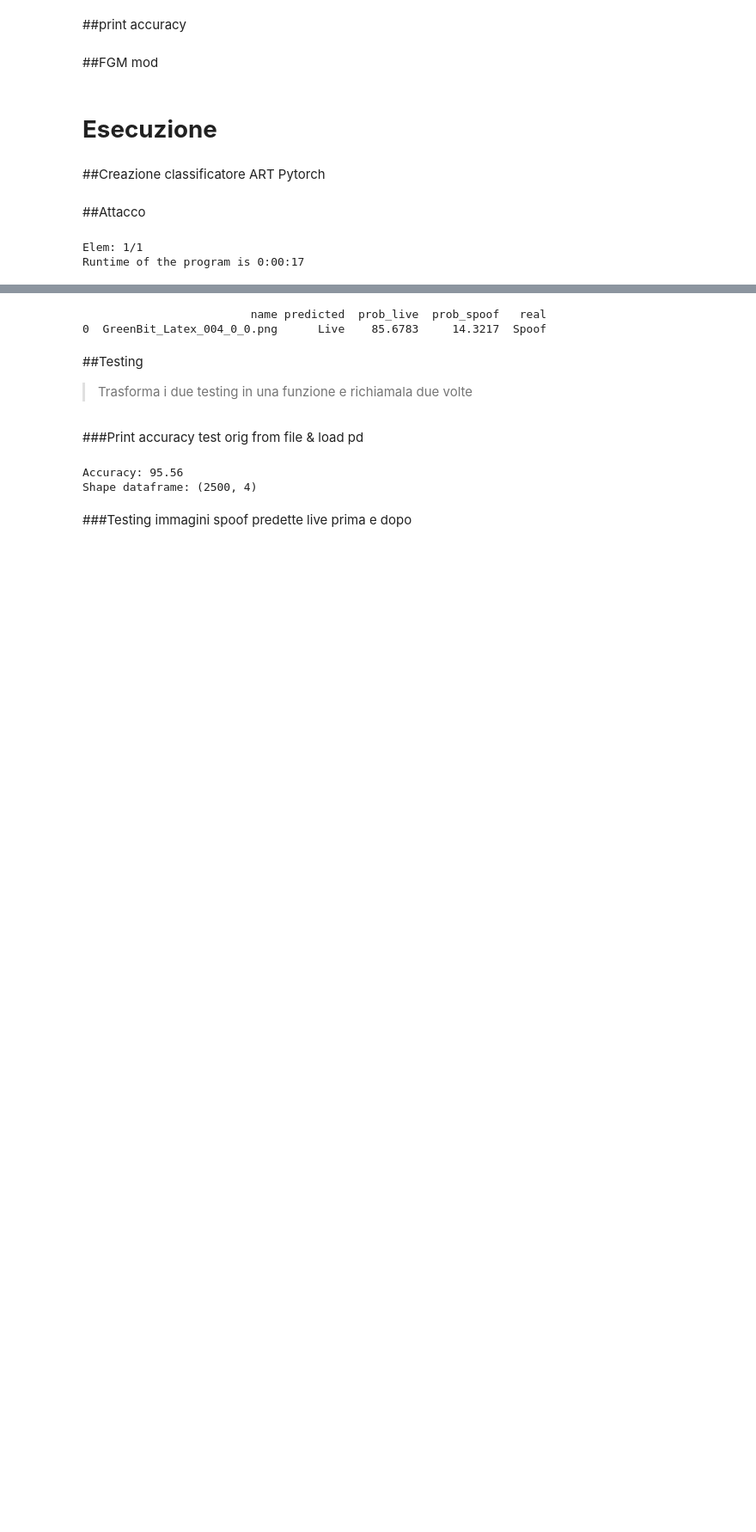
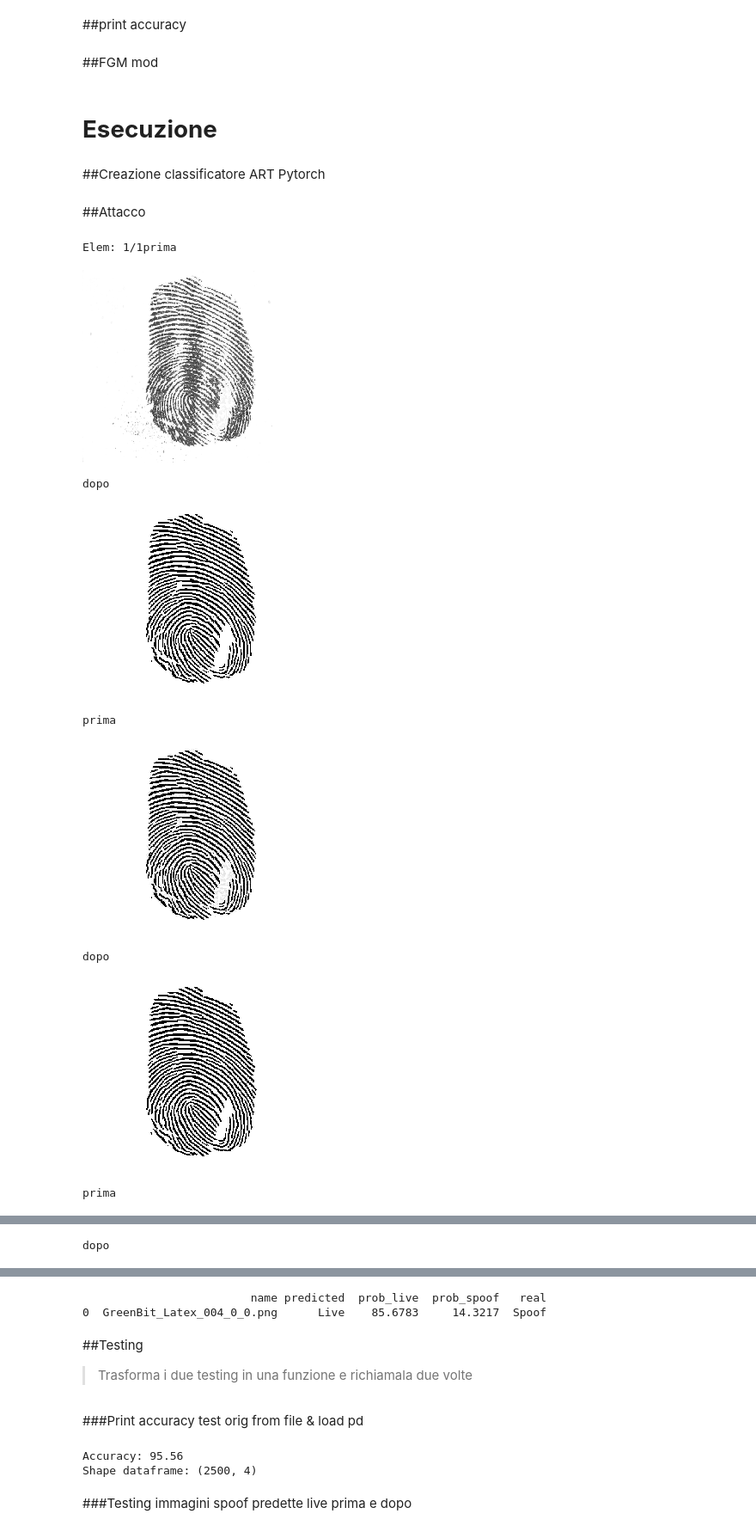
Before and after one commit to umbertogagl97/Tesi, a Jupyter notebook: Impronte/AttaccoScanner/Attacco_IFGM_enhancement.ipynb, the cells around one changed output, grey strips where cells are left out. Shown at 86% size. Cells and saved outputs as stored; diff of their text form; code cells hidden in the pictures; blank space fills up the shorter version.

```diff
--- a/Impronte/AttaccoScanner/Attacco_IFGM_enhancement.ipynb
+++ b/Impronte/AttaccoScanner/Attacco_IFGM_enhancement.ipynb
@@ -1327,8 +1331,6 @@ x_print_adv=[]
 y_print_adv=[]
 perturb_print=[]
 Test_p = pd.DataFrame()
-model.eval()
-model.cuda()
 # starting time
 start = time.time()
 i=0
@@ -1349,7 +1351,7 @@ for input,label in testgen:
     m_at = cv2.resize(m, (224,224),interpolation=cv2.INTER_NEAREST)
     while (j<5 and pred==1) or (j<5 and pred==0 and probabilities[0]<0.7):
       j+=1
-      x_test_adv=attack.generate(mask=m_at,x=x_test_p,y=y_test,ehn=False)
+      x_test_adv=attack.generate(mask=m_at,x=x_test_p,y=y_test,enh=False)
       x_test_adv=enhanc(x_test_adv,m,size_init[0])
       x_test_p=x_test_adv.copy()
       x_test_adv=torch.Tensor(x_test_adv)
@@ -1362,33 +1364,40 @@ for input,label in testgen:
       #cv2.imwrite('/content/gdrive/MyDrive/GreenBit_attacks/IFGSM_adv_enhanc/'+filename,x_test_adv[0].numpy().transpose(1,2,0)*255)
 
       Test_p = Test_p.append({'name': filename,
                               'predicted': classes_name[pred], #qui metti pred
                               'real': classes_name[int(label)] ,
                               'prob_live': round(probabilities[0]*100,4),
                               'prob_spoof': round(probabilities[1]*100,4),},ignore_index = True)
 
+      #salva tutte le immagini perturbate bene
       x_print.append(x_test[0])
       x_print_adv.append(x_test_adv[0].numpy())
       y_print.append(y_test)
       y_print_adv.append(probabilities)
       perturb_print.append(perturb)
 
 # end time
 end = time.time()
 
 x_print=np.array(x_print)
 y_print=np.array(y_print)
 x_print_adv=np.array(x_print_adv)
 y_print_adv=np.array(y_print_adv)
 perturb_print=np.array(perturb_print)
 
 # total time taken
 import datetime
 time_exe=int(end - start)
 time_exe=datetime.timedelta(seconds=time_exe)
 
 print(f"\nRuntime of the program is {time_exe}")
-#31 minuti con 100 img, 30 img perturbate con successo (e=0.05, 10 iter)
 # %% [output]
-Elem: 1/1
-Runtime of the program is 0:00:17
+Elem: 1/1prima
+[figure, added]
+dopo
+[figure, added]
+prima
+[figure, added]
+dopo
+[figure, added]
+prima
@@ -1394,0 +1405 @@ Runtime of the program is 0:00:17
+dopo
```
Also changed, not shown: parts of 2 cells of this notebook.
